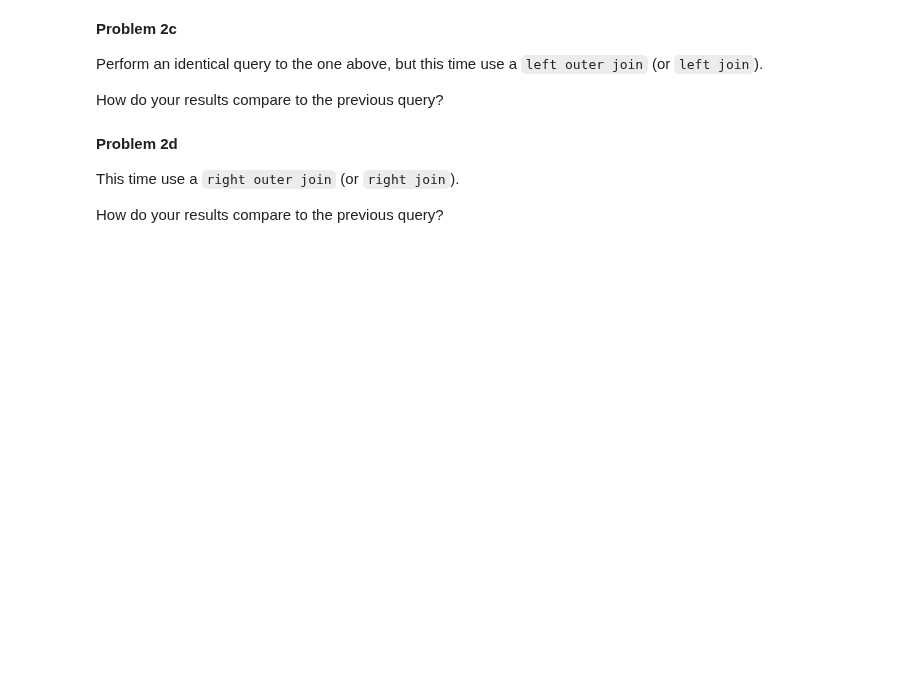
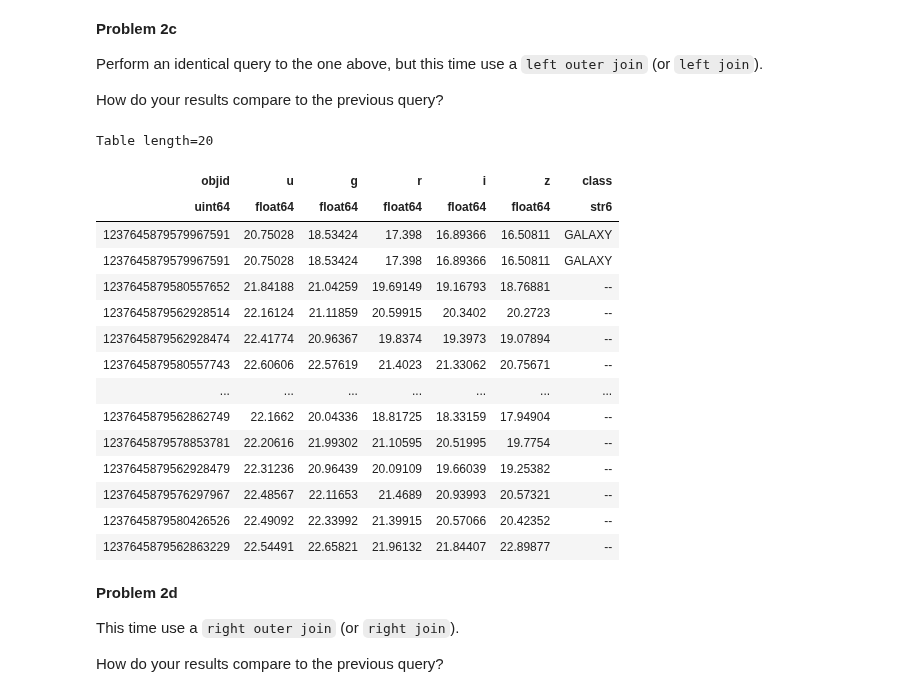
Before and after one commit to ASTR154/sql-tutorial, a Jupyter notebook: IntroToSQLite.ipynb, the cells around one changed output. Saved outputs shown, nothing was run; the diff lists cells and outputs as text; code cells hidden in the pictures; blank space fills up the shorter version.

```diff
--- a/IntroToSQLite.ipynb
+++ b/IntroToSQLite.ipynb
@@ -128,3 +190,26 @@ SDSS.query_sql(  # complete
+# %%
+SDSS.query_sql("""select top 20 p.objid, p.u, p.g, p.r, p.i, p.z, s.class
+               from PhotoObjAll as p
+               left outer join specObjALL as s on objid=bestobjid""")
+
+#different values are pulled to this table
+# %% [output]
+Table length=20
+| objid | u | g | r | i | z | class |
+| uint64 | float64 | float64 | float64 | float64 | float64 | str6 |
+| 1237645879579967591 | 20.75028 | 18.53424 | 17.398 | 16.89366 | 16.50811 | GALAXY |
+| 1237645879579967591 | 20.75028 | 18.53424 | 17.398 | 16.89366 | 16.50811 | GALAXY |
+| 1237645879580557652 | 21.84188 | 21.04259 | 19.69149 | 19.16793 | 18.76881 | -- |
+| 1237645879562928514 | 22.16124 | 21.11859 | 20.59915 | 20.3402 | 20.2723 | -- |
+| 1237645879562928474 | 22.41774 | 20.96367 | 19.8374 | 19.3973 | 19.07894 | -- |
+| 1237645879580557743 | 22.60606 | 22.57619 | 21.4023 | 21.33062 | 20.75671 | -- |
+| ... | ... | ... | ... | ... | ... | ... |
+| 1237645879562862749 | 22.1662 | 20.04336 | 18.81725 | 18.33159 | 17.94904 | -- |
+| 1237645879578853781 | 22.20616 | 21.99302 | 21.10595 | 20.51995 | 19.7754 | -- |
+| 1237645879562928479 | 22.31236 | 20.96439 | 20.09109 | 19.66039 | 19.25382 | -- |
+| 1237645879576297967 | 22.48567 | 22.11653 | 21.4689 | 20.93993 | 20.57321 | -- |
+| 1237645879580426526 | 22.49092 | 22.33992 | 21.39915 | 20.57066 | 20.42352 | -- |
+| 1237645879562863229 | 22.54491 | 22.65821 | 21.96132 | 21.84407 | 22.89877 | -- |
 # %% [markdown]
 **Problem 2d**
 
```
Also changed, not shown: parts of 15 cells of this notebook.
